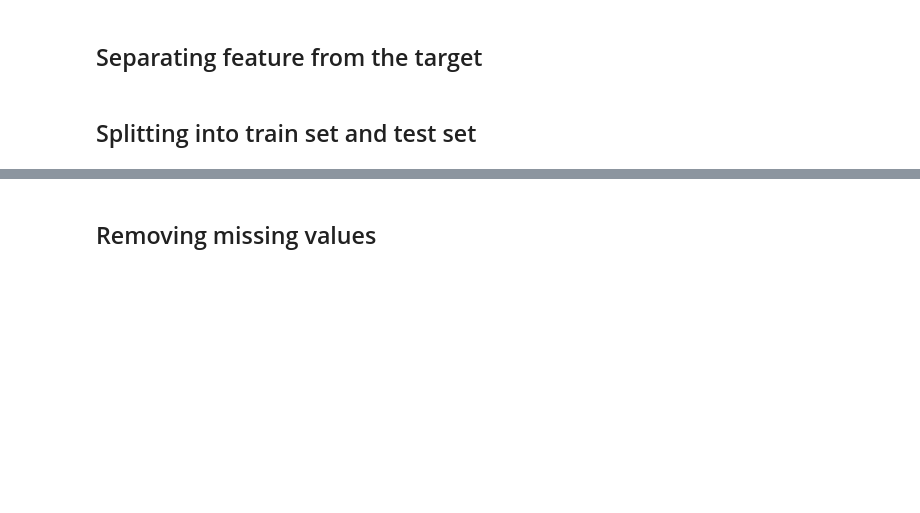
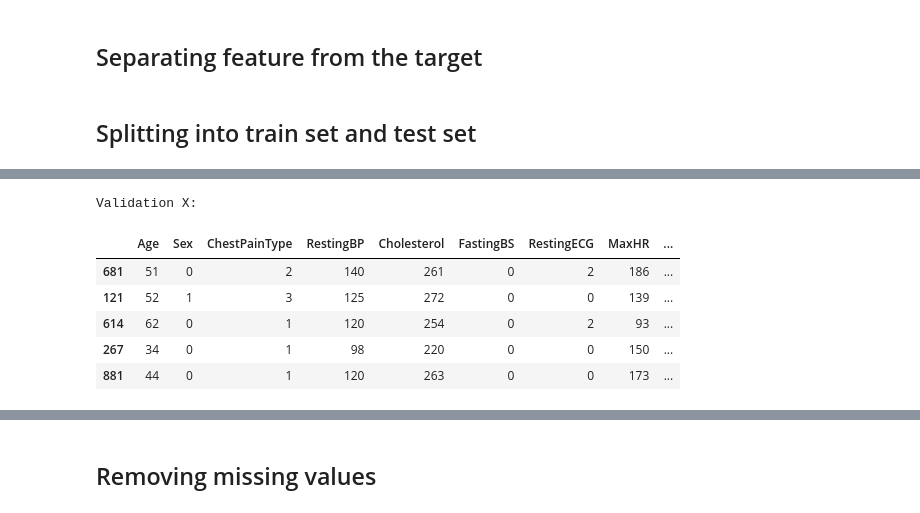
Before and after one commit to MaryiaKhomchanka/HeartFailure_MachineLearning_Training_Project, a Jupyter notebook: data_preprocessing.ipynb, the cells around one changed output, grey strips where cells are left out. Saved outputs shown, nothing was run; the diff lists cells and outputs as text; code cells hidden in the pictures; blank space fills up the shorter version.

```diff
--- a/data_preprocessing.ipynb
+++ b/data_preprocessing.ipynb
@@ -137,3 +138,14 @@ Testing X:
+# %%
+print("Validation X:")
+X_valid.head()
+# %% [output]
+Validation X:
+|  | Age | Sex | ChestPainType | RestingBP | Cholesterol | FastingBS | RestingECG | MaxHR | ... |
+| 681 | 51 | 0 | 2 | 140 | 261 | 0 | 2 | 186 | ... |
+| 121 | 52 | 1 | 3 | 125 | 272 | 0 | 0 | 139 | ... |
+| 614 | 62 | 0 | 1 | 120 | 254 | 0 | 2 | 93 | ... |
+| 267 | 34 | 0 | 1 | 98 | 220 | 0 | 0 | 150 | ... |
+| 881 | 44 | 0 | 1 | 120 | 263 | 0 | 0 | 173 | ... |
 # %%
 print("Training y:")
 y_train.head()
```
Also changed, not shown: parts of 24 cells of this notebook, 8 other files.
